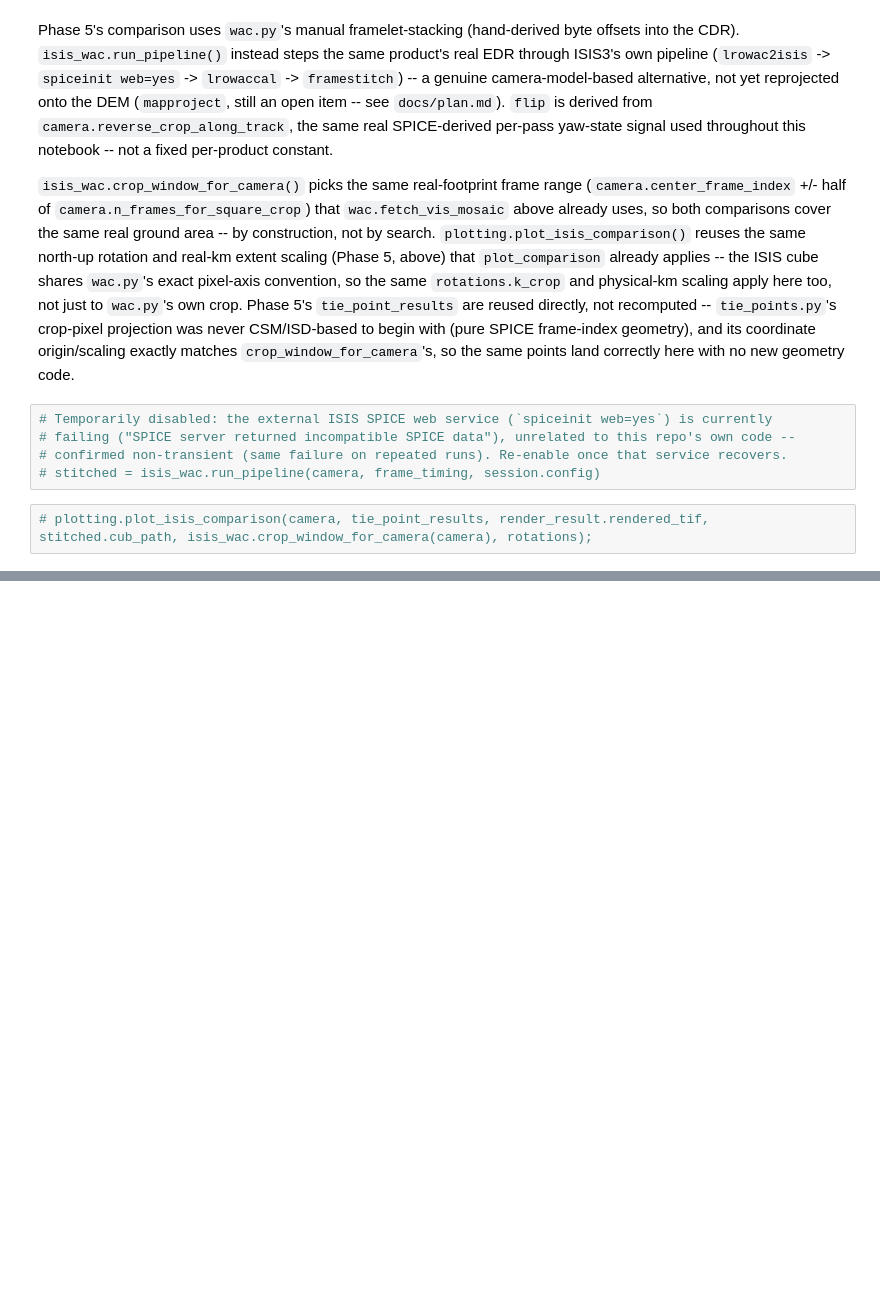
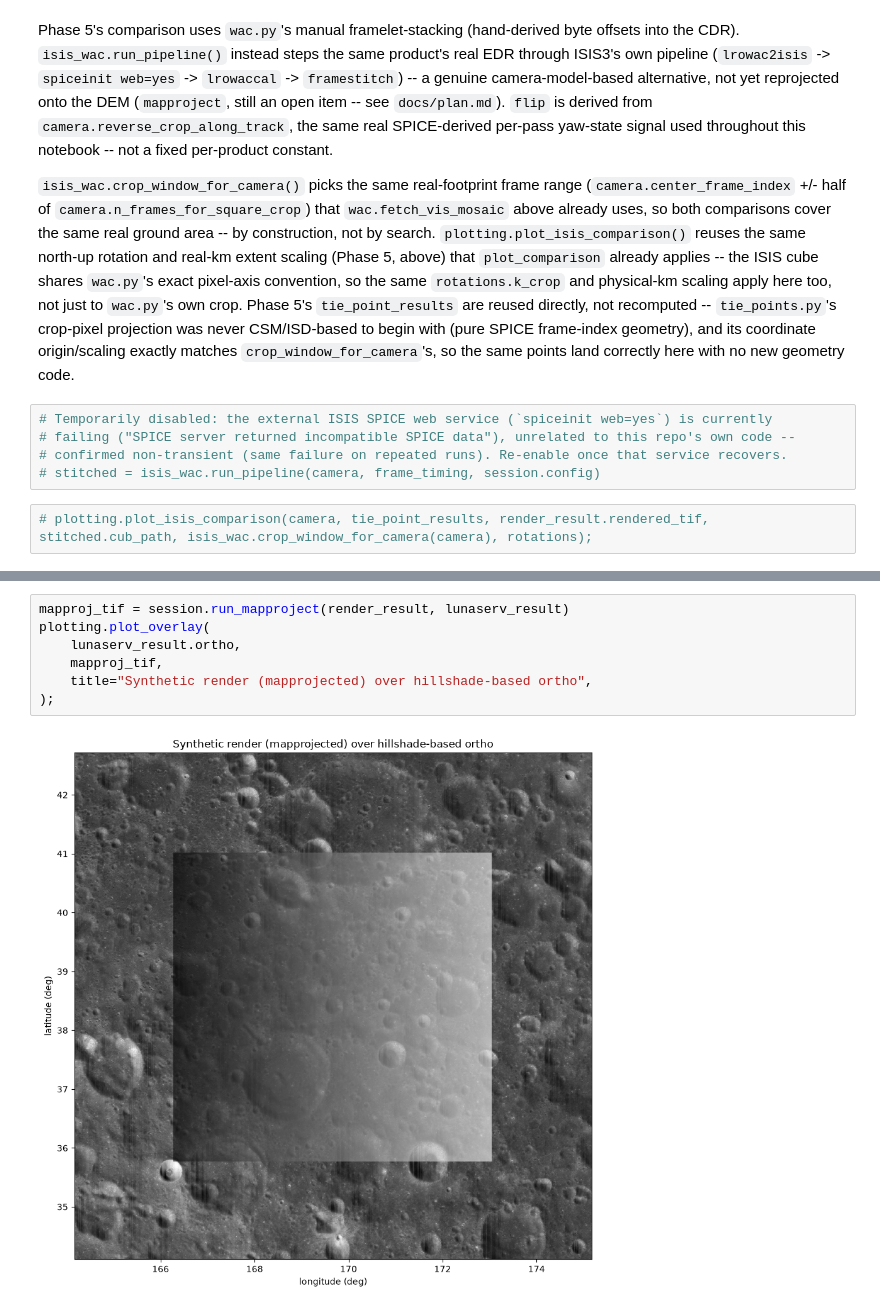
Before and after one commit to trey0/trntest, a Jupyter notebook: notebooks/lunar_sat_sim_demo.ipynb, the cells around one changed output, grey strips where cells are left out. Cells and saved outputs as stored; diff of their text form; blank space fills up the shorter version.

```diff
--- a/notebooks/lunar_sat_sim_demo.ipynb
+++ b/notebooks/lunar_sat_sim_demo.ipynb
@@ -188,3 +194,12 @@ Phase 5's comparison uses `wac.py`'s manual framelet-stacking (hand-derived byte
+# %%
+mapproj_tif = session.run_mapproject(render_result, lunaserv_result)
+plotting.plot_overlay(
+    lunaserv_result.ortho,
+    mapproj_tif,
+    title="Synthetic render (mapprojected) over hillshade-based ortho",
+);
+# %% [output]
+[figure, added]
 # %% [markdown]
 ## Summary
 
```
Also changed, not shown: parts of 2 cells of this notebook, 8 other files.
